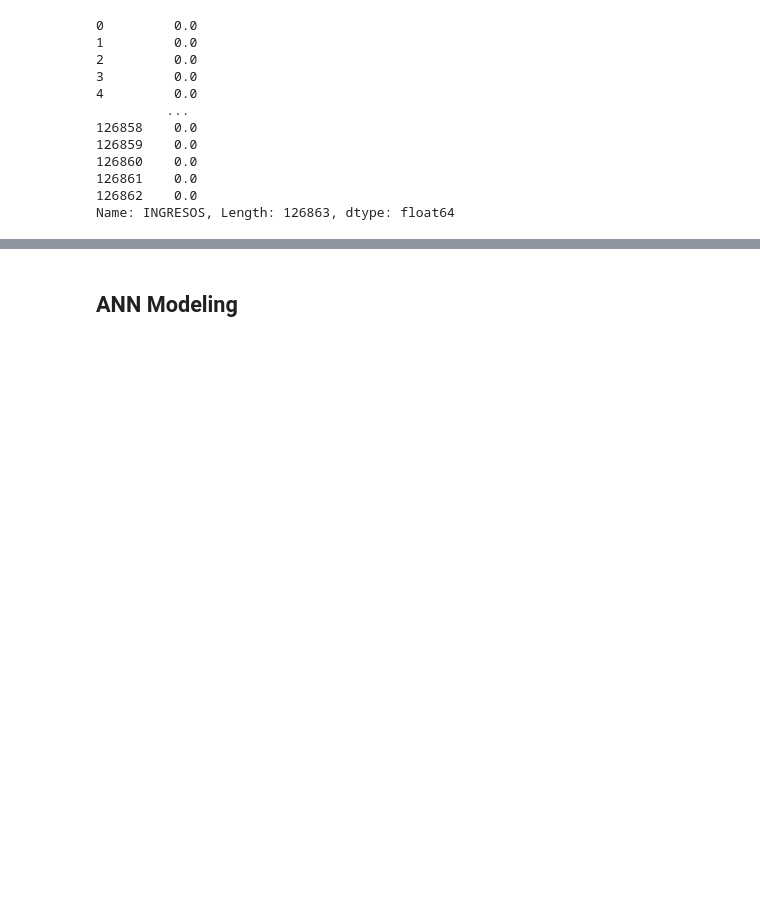
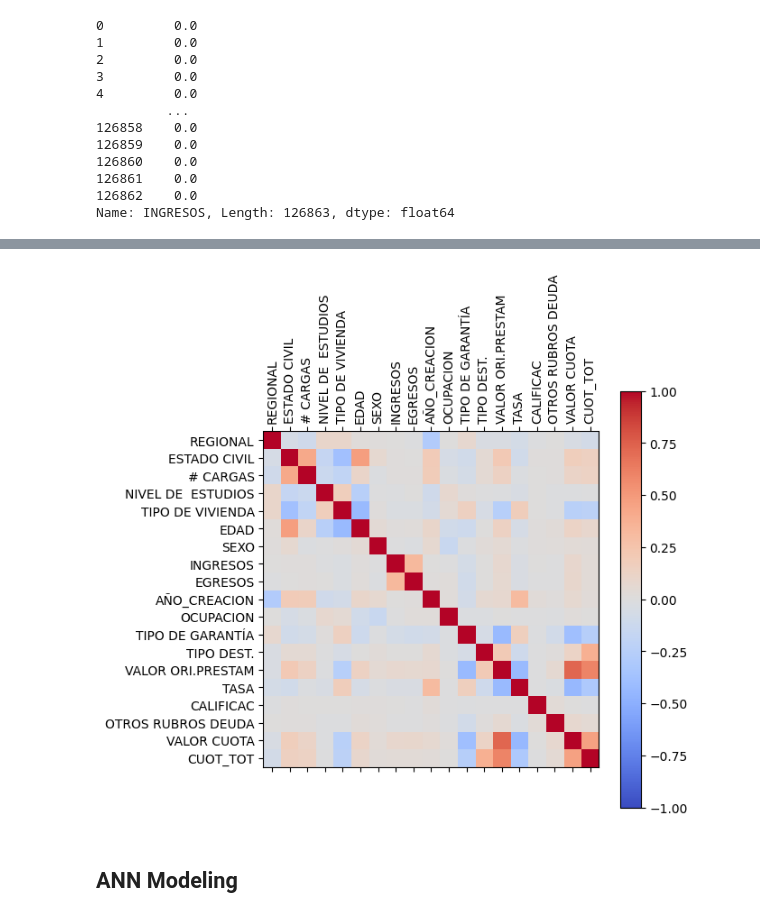
Before and after one commit to AndersCFR/CreditScoring, a Jupyter notebook: CreditScoring.ipynb, the cells around one changed output, grey strips where cells are left out. Cells and saved outputs as stored; diff of their text form; code cells hidden in the pictures; blank space fills up the shorter version.

Commit message:
feat: final encoded dataset

```diff
--- a/CreditScoring.ipynb
+++ b/CreditScoring.ipynb
@@ -534,0 +561,29 @@ tasa[ tasa == 19.00 ] = 0
+# %%
+# Replace encoded variables to create the encoded dataset,
+
+
+# Replace qualitative variables
+encoded_dataset = data.copy()
+encoded_dataset['SEXO'] = encoded_qualitative_variables['SEXO'] #
+encoded_dataset['TIPO DEST.'] = encoded_qualitative_variables['TIPO DEST.'] #
+encoded_dataset['ESTADO CIVIL'] = encoded_qualitative_variables['ESTADO CIVIL'] #
+encoded_dataset['TIPO DE VIVIENDA'] = encoded_qualitative_variables['TIPO DE VIVIENDA'] #
+encoded_dataset['OCUPACION'] = encoded_qualitative_variables['OCUPACION'] #
+encoded_dataset['TIPO DE GARANTÍA'] = encoded_qualitative_variables['TIPO DE GARANTÍA'] #
+encoded_dataset['CALIFICAC'] = encoded_qualitative_variables['CALIFICAC'] #
+encoded_dataset['NIVEL DE  ESTUDIOS'] = encoded_qualitative_variables['NIVEL DE  ESTUDIOS'] #
+
+# Replace gruped numeric values
+encoded_dataset['EDAD'] = edad #
+encoded_dataset['REGIONAL'] = regional #
+encoded_dataset['# CARGAS'] = cargas #
+encoded_dataset['INGRESOS'] = ingresos #
+encoded_dataset['EGRESOS'] = egresos #
+encoded_dataset['AÑO_CREACION'] = creacion #
+encoded_dataset['VALOR ORI.PRESTAM'] = valor_ori_prestamo #
+encoded_dataset['VALOR CUOTA'] = valor_cuota#
+encoded_dataset['CUOT_TOT'] = cuota_total #
+encoded_dataset['OTROS RUBROS DEUDA'] = otros_rubros #
+encoded_dataset['TASA'] = tasa
+
+encoded_dataset
@@ -535,3 +624,20 @@ tasa[ tasa == 19.00 ] = 0
+# %%
+# See correlation of variables after encoding and procesing
+subdata = encoded_dataset
+corr = subdata.corr()
+fig = plt.figure(figsize=(6,6))
+ax = fig.add_subplot(111)
+cax = ax.matshow(corr,cmap='coolwarm', vmin=-1, vmax=1)
+fig.colorbar(cax)
+ticks = np.arange(0,len(subdata.columns),1)
+ax.set_xticks(ticks)
+plt.xticks(rotation=90)
+ax.set_yticks(ticks)
+ax.set_xticklabels(subdata.columns)
+ax.set_yticklabels(subdata.columns)
+plt.show()
+# %% [output]
+[figure, added]
 # %% [markdown]
 ## ANN Modeling
 # %%
```
Also changed, not shown: parts of 19 cells of this notebook.
